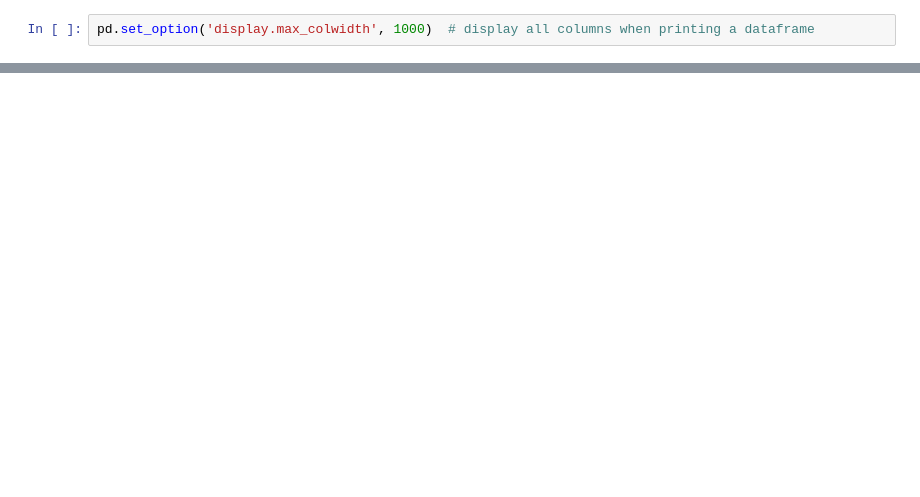
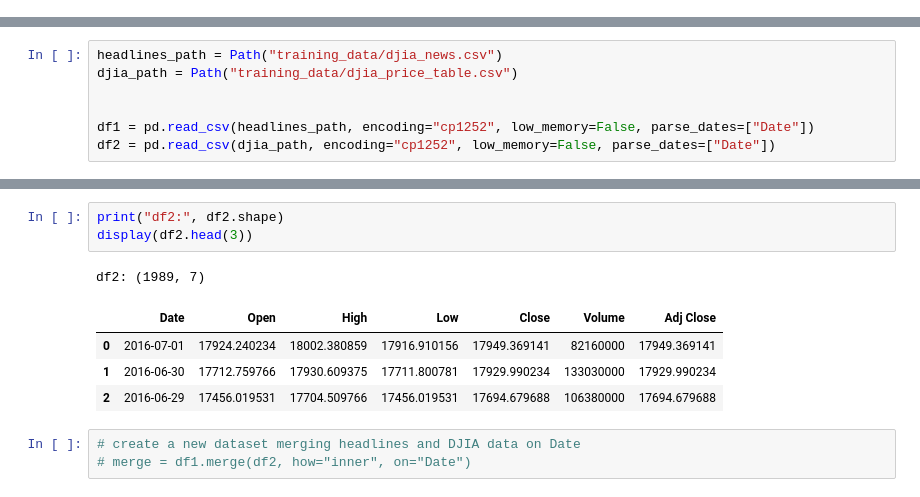
Before and after one commit to JenniferOji/StockWise, a Jupyter notebook: ml/sentiment.ipynb, the cells around one changed output, grey strips where cells are left out. Saved outputs shown, nothing was run; the diff lists cells and outputs as text; blank space fills up the shorter version.

Commit message:
Download dataset of Dow Jones news (KAN-56)

```diff
--- a/ml/sentiment.ipynb
+++ b/ml/sentiment.ipynb
@@ -31,2 +15,0 @@ sia = SentimentIntensityAnalyzer()
-# %%
-pd.set_option('display.max_colwidth', 1000)  # display all columns when printing a dataframe
@@ -128,0 +16,7 @@ df2
+# %%
+headlines_path = Path("training_data/djia_news.csv")
+djia_path = Path("training_data/djia_price_table.csv")
+
+
+df1 = pd.read_csv(headlines_path, encoding="cp1252", low_memory=False, parse_dates=["Date"])
+df2 = pd.read_csv(djia_path, encoding="cp1252", low_memory=False, parse_dates=["Date"])
@@ -128,0 +33,12 @@ df2
+# %%
+print("df2:", df2.shape)
+display(df2.head(3))
+# %% [output]
+df2: (1989, 7)
+|  | Date | Open | High | Low | Close | Volume | Adj Close |
+| 0 | 2016-07-01 | 17924.240234 | 18002.380859 | 17916.910156 | 17949.369141 | 82160000 | 17949.369141 |
+| 1 | 2016-06-30 | 17712.759766 | 17930.609375 | 17711.800781 | 17929.990234 | 133030000 | 17929.990234 |
+| 2 | 2016-06-29 | 17456.019531 | 17704.509766 | 17456.019531 | 17694.679688 | 106380000 | 17694.679688 |
+# %%
+# create a new dataset merging headlines and DJIA data on Date
+# merge = df1.merge(df2, how="inner", on="Date")
```
Also changed, not shown: parts of 9 cells of this notebook, 1 other file.
